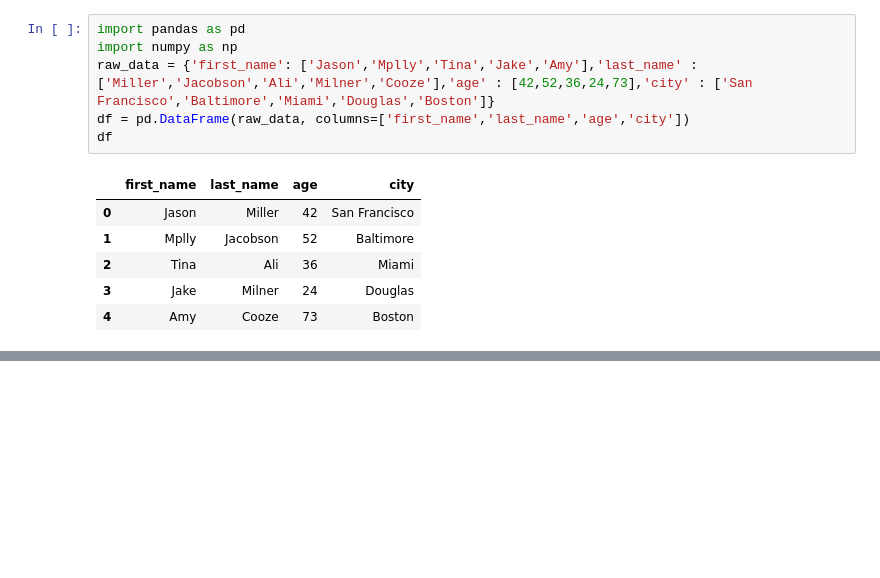
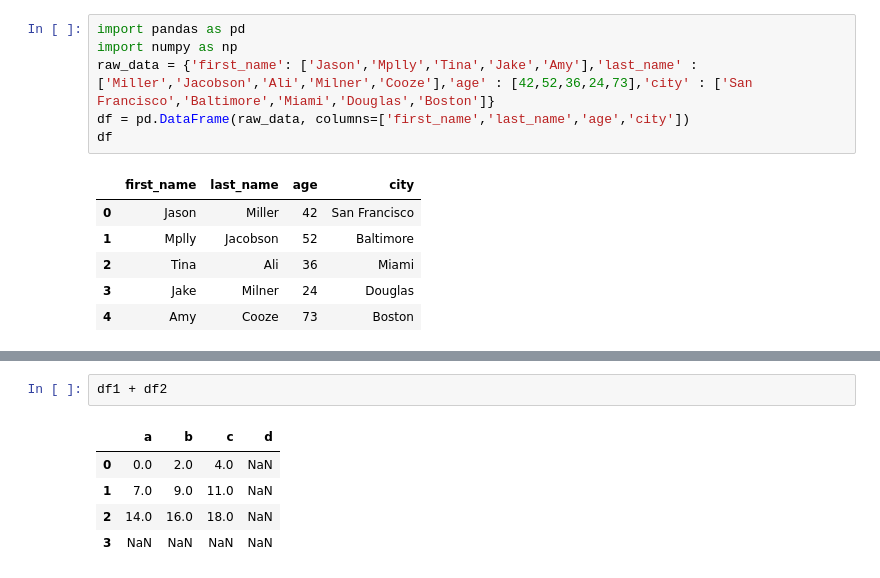
Before and after one commit to YeonKang/Python-for-Machine-Learning, a Jupyter notebook: Lec2_2_Pandas.ipynb, the cells around one changed output, grey strips where cells are left out. Drawn from its saved outputs; the diff is of its cells as text; blank space fills up the shorter version.

```diff
--- a/Lec2_2_Pandas.ipynb
+++ b/Lec2_2_Pandas.ipynb
@@ -374,0 +455,8 @@ df.drop(1)
+# %%
+df1 + df2
+# %% [output]
+|  | a | b | c | d |
+| 0 | 0.0 | 2.0 | 4.0 | NaN |
+| 1 | 7.0 | 9.0 | 11.0 | NaN |
+| 2 | 14.0 | 16.0 | 18.0 | NaN |
+| 3 | NaN | NaN | NaN | NaN |
```
Also changed, not shown: parts of 17 cells of this notebook.
